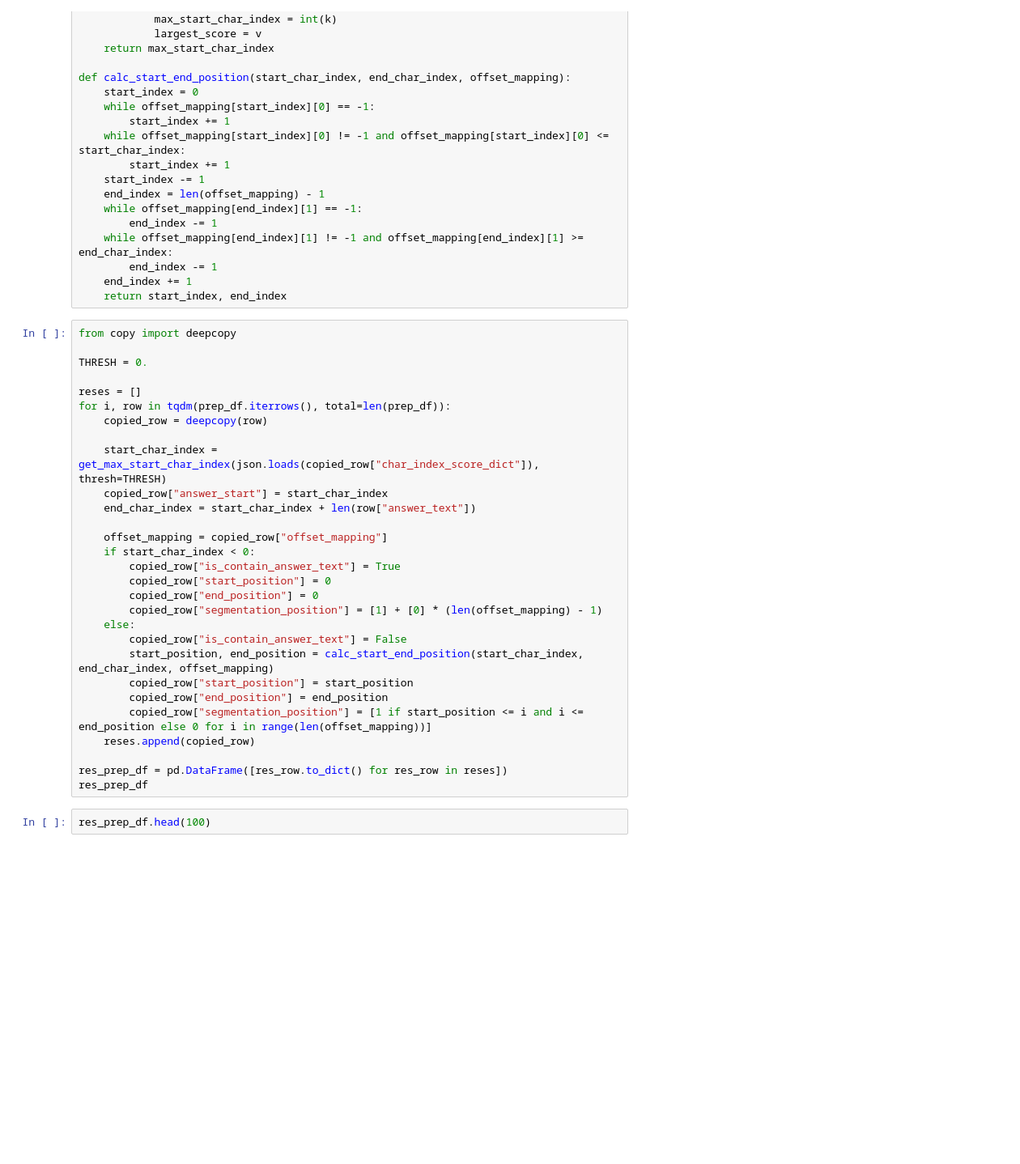
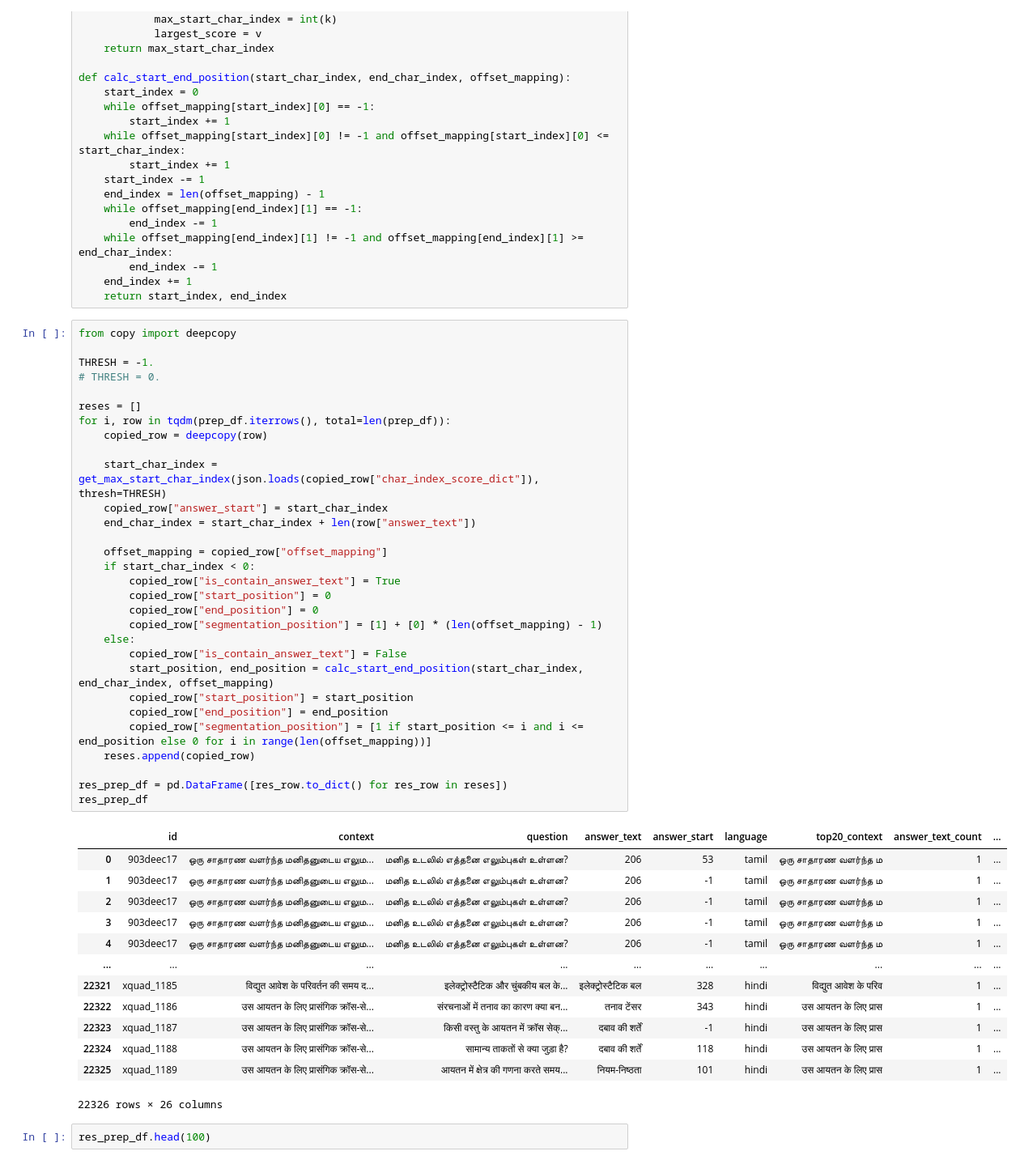
Before and after one commit to guchio3/kaggle-chaii-2021, a Jupyter notebook: notebooks/train_data_pseudolabeling e071.ipynb, the cells around one changed output. Shown at 81% size. Drawn from its saved outputs; the diff is of its cells as text; blank space fills up the shorter version.

```diff
--- a/notebooks/train_data_pseudolabeling e071.ipynb
+++ b/notebooks/train_data_pseudolabeling e071.ipynb
@@ -504,32 +614,47 @@ def calc_start_end_position(start_char_index, end_char_index, offset_mapping):
 # %%
 from copy import deepcopy
 
-THRESH = 0.
+THRESH = -1.
+# THRESH = 0.
 
 reses = []
 for i, row in tqdm(prep_df.iterrows(), total=len(prep_df)):
     copied_row = deepcopy(row)
 
     start_char_index = get_max_start_char_index(json.loads(copied_row["char_index_score_dict"]), thresh=THRESH)
     copied_row["answer_start"] = start_char_index
     end_char_index = start_char_index + len(row["answer_text"])
 
     offset_mapping = copied_row["offset_mapping"]
     if start_char_index < 0:
         copied_row["is_contain_answer_text"] = True
         copied_row["start_position"] = 0
         copied_row["end_position"] = 0
         copied_row["segmentation_position"] = [1] + [0] * (len(offset_mapping) - 1)
     else:
         copied_row["is_contain_answer_text"] = False
         start_position, end_position = calc_start_end_position(start_char_index, end_char_index, offset_mapping)
         copied_row["start_position"] = start_position
         copied_row["end_position"] = end_position
         copied_row["segmentation_position"] = [1 if start_position <= i and i <= end_position else 0 for i in range(len(offset_mapping))]
     reses.append(copied_row)
 
 res_prep_df = pd.DataFrame([res_row.to_dict() for res_row in reses])
 res_prep_df
+# %% [output]
+|  | id | context | question | answer_text | answer_start | language | top20_context | answer_text_count | ... |
+| 0 | 903deec17 | ஒரு சாதாரண வளர்ந்த மனிதனுடைய எலும... | மனித உடலில் எத்தனை எலும்புகள் உள்ளன? | 206 | 53 | tamil | ஒரு சாதாரண வளர்ந்த ம | 1 | ... |
+| 1 | 903deec17 | ஒரு சாதாரண வளர்ந்த மனிதனுடைய எலும... | மனித உடலில் எத்தனை எலும்புகள் உள்ளன? | 206 | -1 | tamil | ஒரு சாதாரண வளர்ந்த ம | 1 | ... |
+| 2 | 903deec17 | ஒரு சாதாரண வளர்ந்த மனிதனுடைய எலும... | மனித உடலில் எத்தனை எலும்புகள் உள்ளன? | 206 | -1 | tamil | ஒரு சாதாரண வளர்ந்த ம | 1 | ... |
+| 3 | 903deec17 | ஒரு சாதாரண வளர்ந்த மனிதனுடைய எலும... | மனித உடலில் எத்தனை எலும்புகள் உள்ளன? | 206 | -1 | tamil | ஒரு சாதாரண வளர்ந்த ம | 1 | ... |
+| 4 | 903deec17 | ஒரு சாதாரண வளர்ந்த மனிதனுடைய எலும... | மனித உடலில் எத்தனை எலும்புகள் உள்ளன? | 206 | -1 | tamil | ஒரு சாதாரண வளர்ந்த ம | 1 | ... |
+| ... | ... | ... | ... | ... | ... | ... | ... | ... | ... |
+| 22321 | xquad_1185 | विद्युत आवेश के परिवर्तन की समय द... | इलेक्ट्रोस्टैटिक और चुंबकीय बल के... | इलेक्ट्रोस्टैटिक बल | 328 | hindi | विद्युत आवेश के परिव | 1 | ... |
+| 22322 | xquad_1186 | उस आयतन के लिए प्रासंगिक क्रॉस-से... | संरचनाओं में तनाव का कारण क्या बन... | तनाव टेंसर | 343 | hindi | उस आयतन के लिए प्रास | 1 | ... |
+| 22323 | xquad_1187 | उस आयतन के लिए प्रासंगिक क्रॉस-से... | किसी वस्तु के आयतन में क्रॉस सेक्... | दबाव की शर्तें | -1 | hindi | उस आयतन के लिए प्रास | 1 | ... |
+| 22324 | xquad_1188 | उस आयतन के लिए प्रासंगिक क्रॉस-से... | सामान्य ताकतों से क्या जुड़ा है? | दबाव की शर्तें | 118 | hindi | उस आयतन के लिए प्रास | 1 | ... |
+| 22325 | xquad_1189 | उस आयतन के लिए प्रासंगिक क्रॉस-से... | आयतन में क्षेत्र की गणना करते समय... | नियम-निष्ठता | 101 | hindi | उस आयतन के लिए प्रास | 1 | ... |
+22326 rows × 26 columns
 # %%
 res_prep_df.head(100)
 # %% [output]
```
Also changed, not shown: parts of 10 cells of this notebook, 1 other file.
